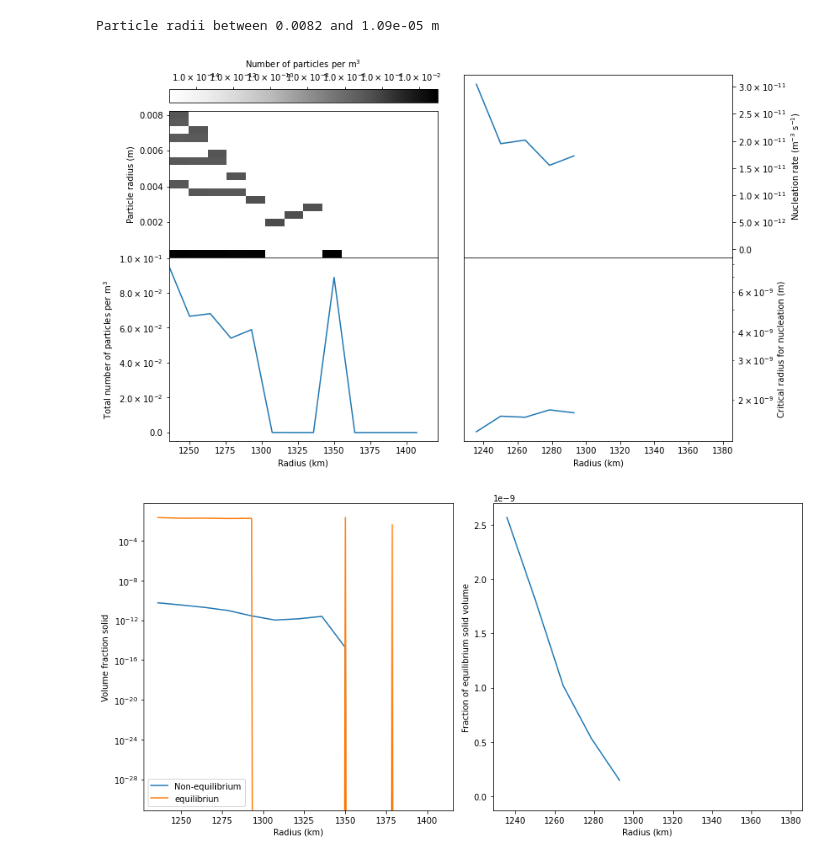
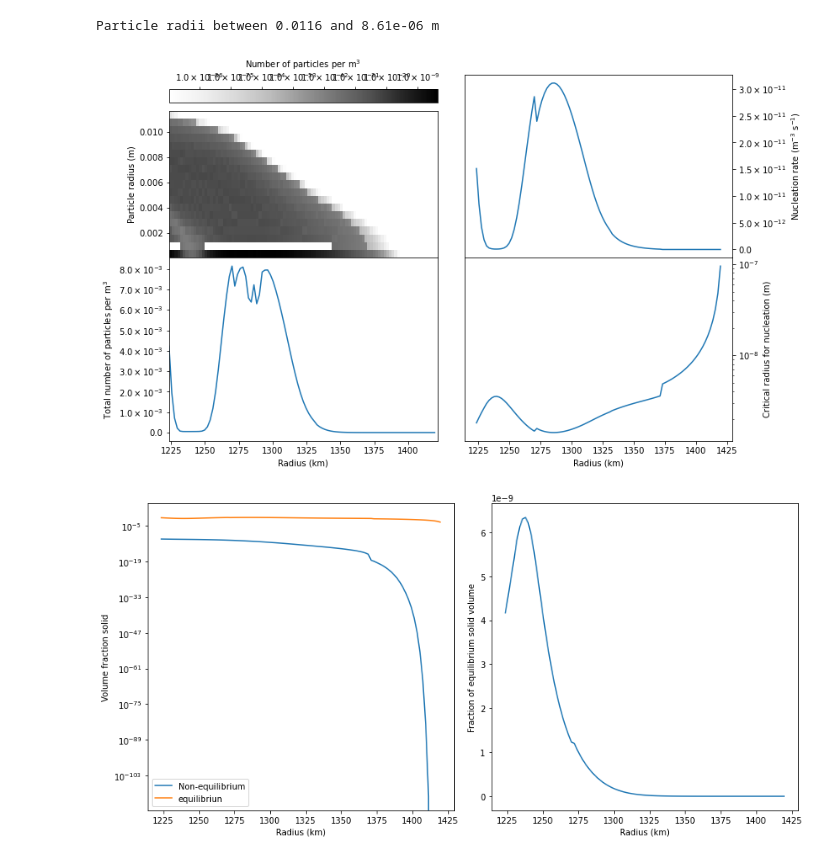
Before and after one commit to andreww/slurry, a Jupyter notebook: results_plotting.ipynb, the cells around one changed output. Cells and saved outputs as stored; diff of their text form; code cells hidden in the pictures.

```diff
--- a/results_plotting.ipynb
+++ b/results_plotting.ipynb
@@ -15,15 +15,15 @@ import earth_model
 # %%
 #data = bulk_case_runner.load_case_data('self_consistent.pickle')
 #data = bulk_case_runner.load_case_data('optimised.pickle')
 #data = bulk_case_runner.load_case_data('optimised_lowt.pickle')
-data = bulk_case_runner.load_case_data('optimised_15_two_step.pickle')
+data = bulk_case_runner.load_case_data('optimised_100_knots.pickle')
 
 bulk_case_runner.plot_case_csd_nuc(logscale=True, nonuc=False, **data)
 bulk_case_runner.plot_case_solid_frac(**data)
 # %% [output]
-Particle radii between 0.0082 and 1.09e-05 m
+Particle radii between 0.0116 and 8.61e-06 m
-[figure, old version]
+[figure, new version]
-[figure, old version]
+[figure, new version]
 # %%
 # This is where we set all the F-layer parameters. Quite slow (due to liquidus calc I think)
 
```
Also changed, not shown: parts of 5 cells of this notebook, 1 other file.
